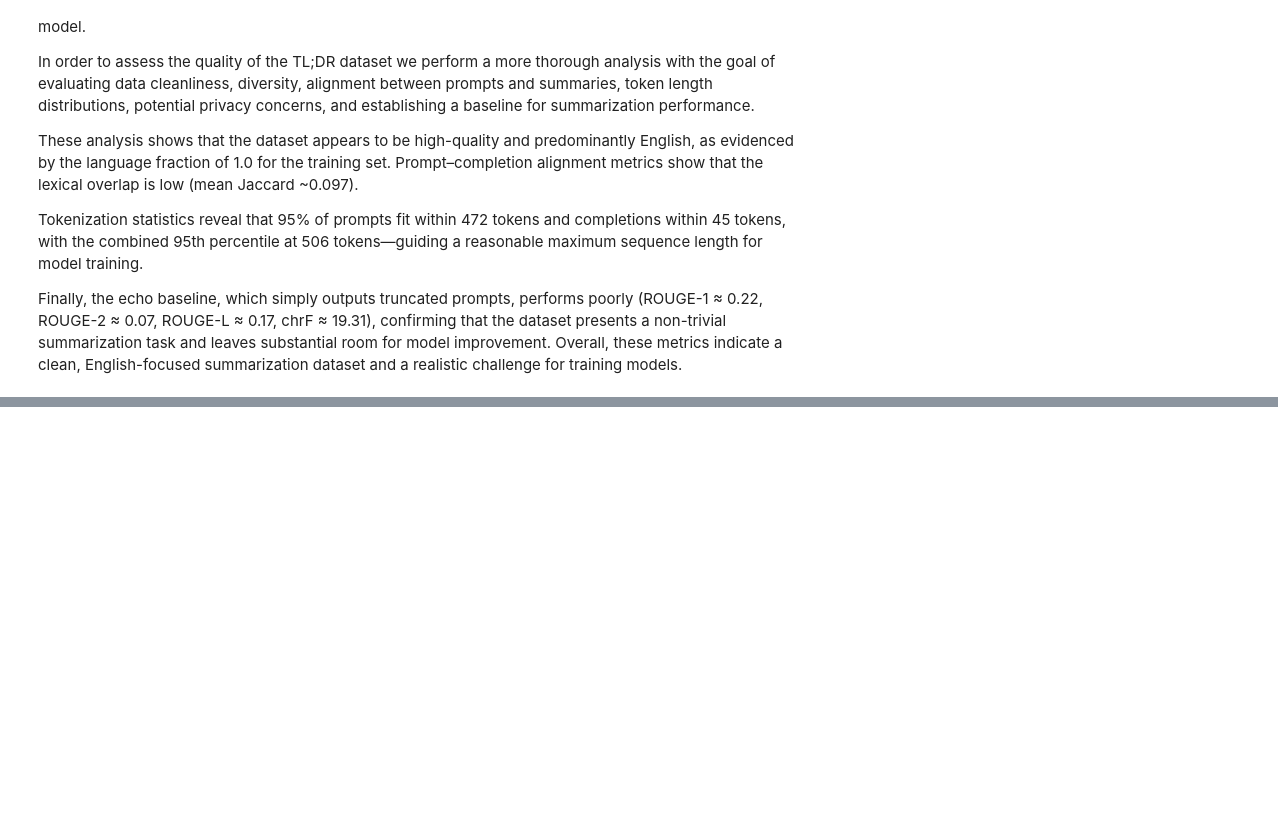
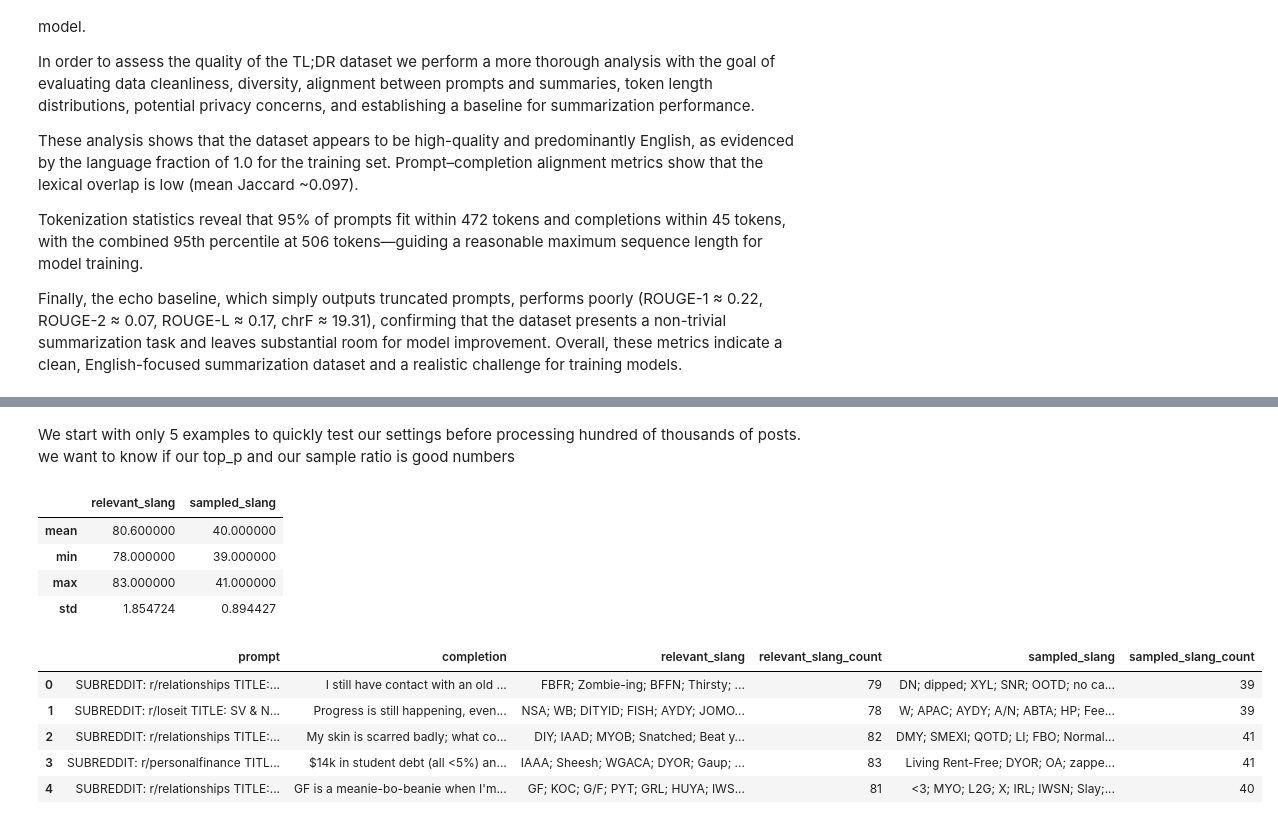
Before and after one commit to au-nlp/project-milestone-p2-group1, a Jupyter notebook: main.ipynb, the cells around one changed output, grey strips where cells are left out. Cells and saved outputs as stored; diff of their text form; code cells hidden in the pictures; blank space fills up the shorter version.

Commit message:
add slang distribution

```diff
--- a/main.ipynb
+++ b/main.ipynb
@@ -1166,2 +1110,4 @@ Finally, the echo baseline, which simply outputs truncated prompts, performs poo
 # %%
-dd
+df_genz = pd.read_csv(basepath + "genz_slang_data.csv")
+
+df_genz.head(5)
@@ -1167,0 +1121,25 @@ dd
+# %% [markdown]
+We start with only 5 examples to quickly test our settings before processing hundred of thousands of posts. we want to know if our top_p and our sample ratio is good numbers
+# %%
+annotator = SlangAnnotator(genz_data=df_genz)
+
+tldr_df_train = train_ds.to_pandas().head(5).copy()
+tldr_df_train, stats = annotator.annotate_dataset(tldr_df_train, top_p=0.05, sample_ratio=0.5)
+
+# Display statistics for how many slang terms were relevant within the top_p and how many of them we have sampled
+display(stats.head(5))
+
+# Display results
+display(tldr_df_train.head(5))
+# %% [output]
+|  | relevant_slang | sampled_slang |
+| mean | 80.600000 | 40.000000 |
+| min | 78.000000 | 39.000000 |
+| max | 83.000000 | 41.000000 |
+| std | 1.854724 | 0.894427 |
+|  | prompt | completion | relevant_slang | relevant_slang_count | sampled_slang | sampled_slang_count |
+| 0 | SUBREDDIT: r/relationships TITLE:... | I still have contact with an old ... | FBFR; Zombie-ing; BFFN; Thirsty; ... | 79 | DN; dipped; XYL; SNR; OOTD; no ca... | 39 |
+| 1 | SUBREDDIT: r/loseit TITLE: SV & N... | Progress is still happening, even... | NSA; WB; DITYID; FISH; AYDY; JOMO... | 78 | W; APAC; AYDY; A/N; ABTA; HP; Fee... | 39 |
+| 2 | SUBREDDIT: r/relationships TITLE:... | My skin is scarred badly; what co... | DIY; IAAD; MYOB; Snatched; Beat y... | 82 | DMY; SMEXI; QOTD; LI; FBO; Normal... | 41 |
+| 3 | SUBREDDIT: r/personalfinance TITL... | $14k in student debt (all <5%) an... | IAAA; Sheesh; WGACA; DYOR; Gaup; ... | 83 | Living Rent-Free; DYOR; OA; zappe... | 41 |
+| 4 | SUBREDDIT: r/relationships TITLE:... | GF is a meanie-bo-beanie when I'm... | GF; KOC; G/F; PYT; GRL; HUYA; IWS... | 81 | <3; MYO; L2G; X; IRL; IWSN; Slay;... | 40 |
```
Also changed, not shown: parts of 11 cells of this notebook, 1 other file.
